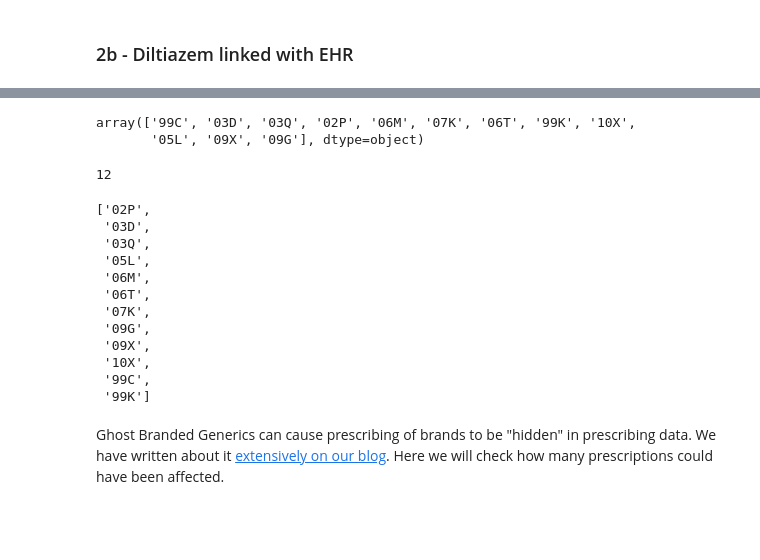
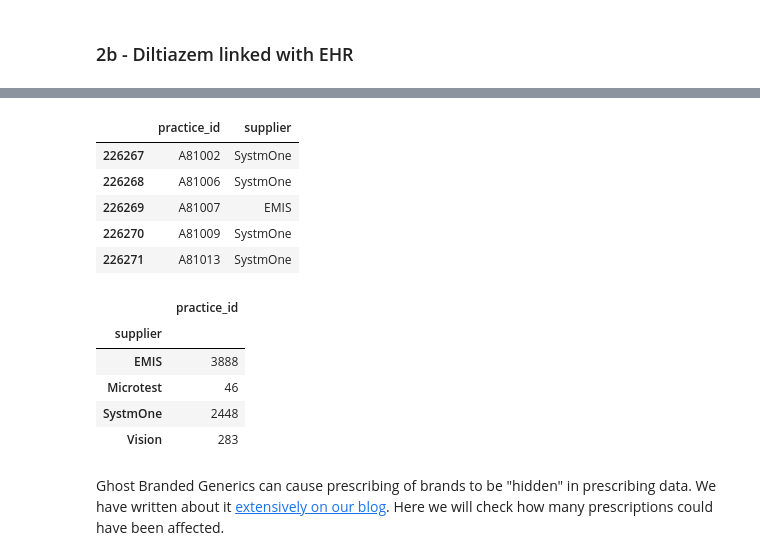
Before and after one commit to HDRUK/software_differences_paper, a Jupyter notebook: Diltiazem.Tacro.Ciclosporin.Paper.ipynb, the cells around one changed output, grey strips where cells are left out. Cells and saved outputs as stored; diff of their text form; code cells hidden in the pictures; blank space fills up the shorter version.

Commit message:
updated post peer review
deleted some superfluous analysis (e.g. 50:50)
Added date control for publication date i.e. May 2019
Calculated EHR deployment in dec 2018

```diff
--- a/Diltiazem.Tacro.Ciclosporin.Paper.ipynb
+++ b/Diltiazem.Tacro.Ciclosporin.Paper.ipynb
@@ -628,27 +435,24 @@ plt.show()
-# %%
-data['pct'].unique()
-# %% [output]
-array(['99C', '03D', '03Q', '02P', '06M', '07K', '06T', '99K', '10X',
-       '05L', '09X', '09G'], dtype=object)
-# %%
-data['pct'].nunique()
-# %% [output]
-12
-# %%
-interesting_pcts
-# %% [output]
-['02P',
- '03D',
- '03Q',
- '05L',
- '06M',
- '06T',
- '07K',
- '09G',
- '09X',
- '10X',
- '99C',
- '99K']
+# %%
+epr_dec18 = df2b.loc[df2b['month']=='2018-12-01',['practice_id','supplier']]
+epr_dec18.head(5)
+# %% [output]
+|  | practice_id | supplier |
+| 226267 | A81002 | SystmOne |
+| 226268 | A81006 | SystmOne |
+| 226269 | A81007 | EMIS |
+| 226270 | A81009 | SystmOne |
+| 226271 | A81013 | SystmOne |
+# %%
+## here we asess EHR deployment in 2018
+ehr_deployment = epr_dec18.groupby('supplier').count()
+ehr_deployment.head()
+# %% [output]
+|  | practice_id |
+| supplier |  |
+| EMIS | 3888 |
+| Microtest | 46 |
+| SystmOne | 2448 |
+| Vision | 283 |
 # %% [markdown]
 Ghost Branded Generics can cause prescribing of brands to be "hidden" in prescribing data. We have written about it [extensively on our blog](https://ebmdatalab.net/ghost-branded-generics-why-does-the-cost-of-generic-atorvastatin-vary%EF%BB%BF/). Here we will check how many prescriptions could have been affected.
 # %%
```
Also changed, not shown: parts of 30 cells of this notebook, 10 other files.
